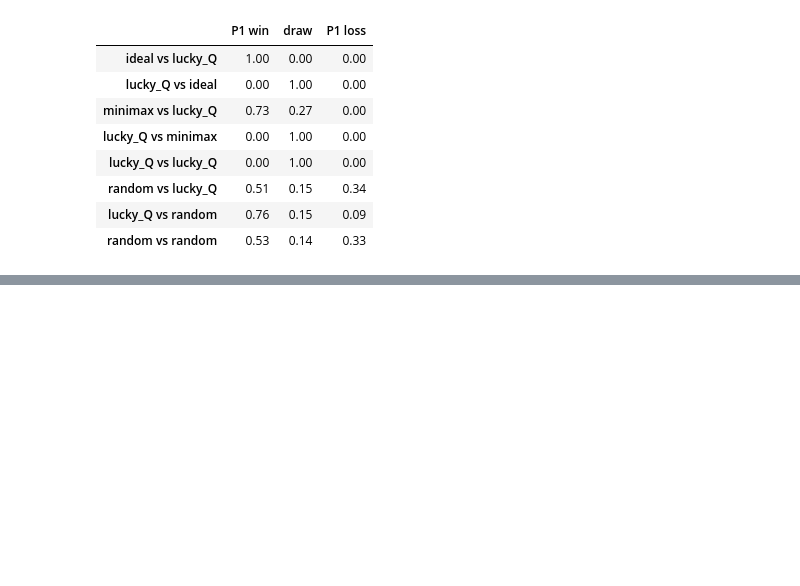
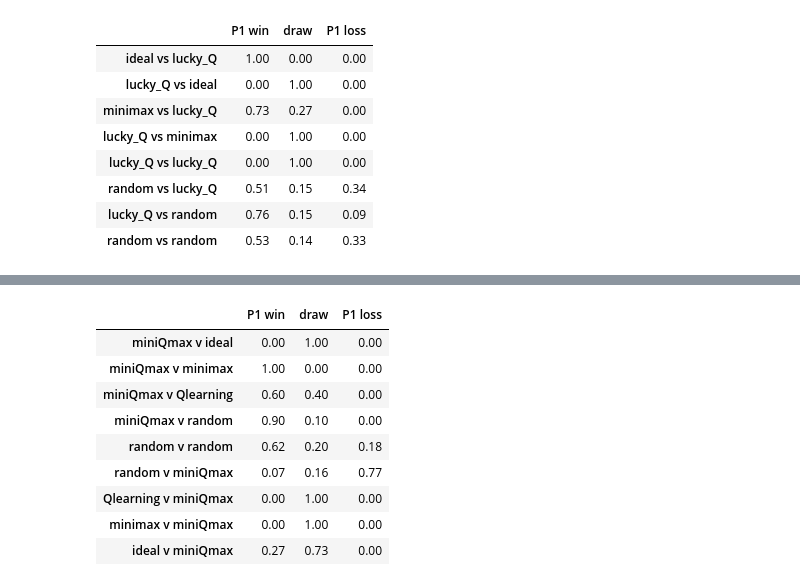
Before and after one commit to bb-blud/tictac, a Jupyter notebook: explore_games.ipynb, the cells around one changed output, grey strips where cells are left out. Cells and saved outputs as stored; diff of their text form; code cells hidden in the pictures; blank space fills up the shorter version.

```diff
--- a/explore_games.ipynb
+++ b/explore_games.ipynb
@@ -485,0 +301,67 @@ total time:  89.4659910202
+# %%
+#####################################
+# Final Comparison miniQmax centric
+####################################
+from strateegery import Strateegery
+
+if __name__ == '__main__':
+    size =3
+    with open("../newlucky.pickle") as f:
+        luckyQ = pickle.load(f)
+
+    def pipeTrain(pipeQ, size, lower, higher, itrs, depth=2):
+        pipeQ, _, _ = playGames(setupGame(pipeQ, size, [lower, higher], learning=True,d1=depth-1, d2=depth), itrs[0])
+        pipeQ, _, _ = playGames(setupGame(pipeQ, size, [higher,lower ], learning=True,d1=depth, d2=depth-1), itrs[1])
+        pipeQ, _, _ = playGames(setupGame(pipeQ, size, [higher, higher],learning=True,d1=depth, d2=depth),   itrs[2])
+        return pipeQ
+
+
+    start = time()
+    QM, tally, conv = playGames(setupGame(QMap(), size, ['random', 'random'],  learning=True), 1000)
+    QM = pipeTrain(QM,size, 'random', 'Qlearning', [400, 400, 400])
+    QM = pipeTrain(QM,size, 'Qlearning','miniQmax',[100, 100, 100], depth = 1)
+    QM = pipeTrain(QM,size, 'Qlearning','miniQmax',[100, 100, 100], depth = 2)
+    # #QM = pipeTrain(QM,size, 'Qlearning','miniQmax',[1000, 1000, 1000], depth = 3)
+
+    print "trainin time" , time()-start
+
+    # exploreQ(QM, 3)
+    duels = [['miniQmax', 'ideal' ],
+             ['miniQmax', 'minimax'],
+             ['miniQmax', 'Qlearning'],
+             ['miniQmax', 'random'],
+
+             ['random', 'random'],
+
+             ['random', 'miniQmax'],
+             ['Qlearning','miniQmax'],
+             ['minimax', 'miniQmax'],
+             ['ideal', 'miniQmax' ] ]
+
+    # with open("../pipeQ.pickle") as f:
+    #     QM = pickle.load(f)
+
+    start = time()
+    ratios = []
+    ## As Player 1
+    ratios.append(getRatios(setupGame(QM, size, duels[0], d1=2              ), 100))
+    ratios.append(getRatios(setupGame(QM, size, duels[1], d1=2, d2=2        ), 100))
+    ratios.append(getRatios(setupGame(QM, size, duels[2], d1=2, p2QM=luckyQ ), 100))
+    ratios.append(getRatios(setupGame(QM, size, duels[3], d1=2              ), 100))
+
+    # Random
+    ratios.append(getRatios(setupGame(QM, size, duels[4],                   ), 100))
+
+    ## As player 2
+    ratios.append(getRatios(setupGame(QM, size, duels[5], d2=2              ), 100))
+    ratios.append(getRatios(setupGame(QM, size, duels[6], d2=2, p1QM=luckyQ ), 100))
+    ratios.append(getRatios(setupGame(QM, size, duels[7], d1=2, d2=2        ), 100))
+    ratios.append(getRatios(setupGame(QM, size, duels[8], d2=2              ), 100))
+
+    print "total time: ", time() - start
+
+    cols = ["P1 win",  "draw", "P1 loss"]
+    rows = [r[0] +' v '+r[1] for r in duels]
+    fintable = pd.DataFrame(ratios, columns = cols, index=rows)
+    display(fintable)
+# %% [output]
@@ -485,0 +378,10 @@ total time:  89.4659910202
+|  | P1 win | draw | P1 loss |
+| miniQmax v ideal | 0.00 | 1.00 | 0.00 |
+| miniQmax v minimax | 1.00 | 0.00 | 0.00 |
+| miniQmax v Qlearning | 0.60 | 0.40 | 0.00 |
+| miniQmax v random | 0.90 | 0.10 | 0.00 |
+| random v random | 0.62 | 0.20 | 0.18 |
+| random v miniQmax | 0.07 | 0.16 | 0.77 |
+| Qlearning v miniQmax | 0.00 | 1.00 | 0.00 |
+| minimax v miniQmax | 0.00 | 1.00 | 0.00 |
+| ideal v miniQmax | 0.27 | 0.73 | 0.00 |
```
Also changed, not shown: parts of 12 cells of this notebook, 4 other files.
